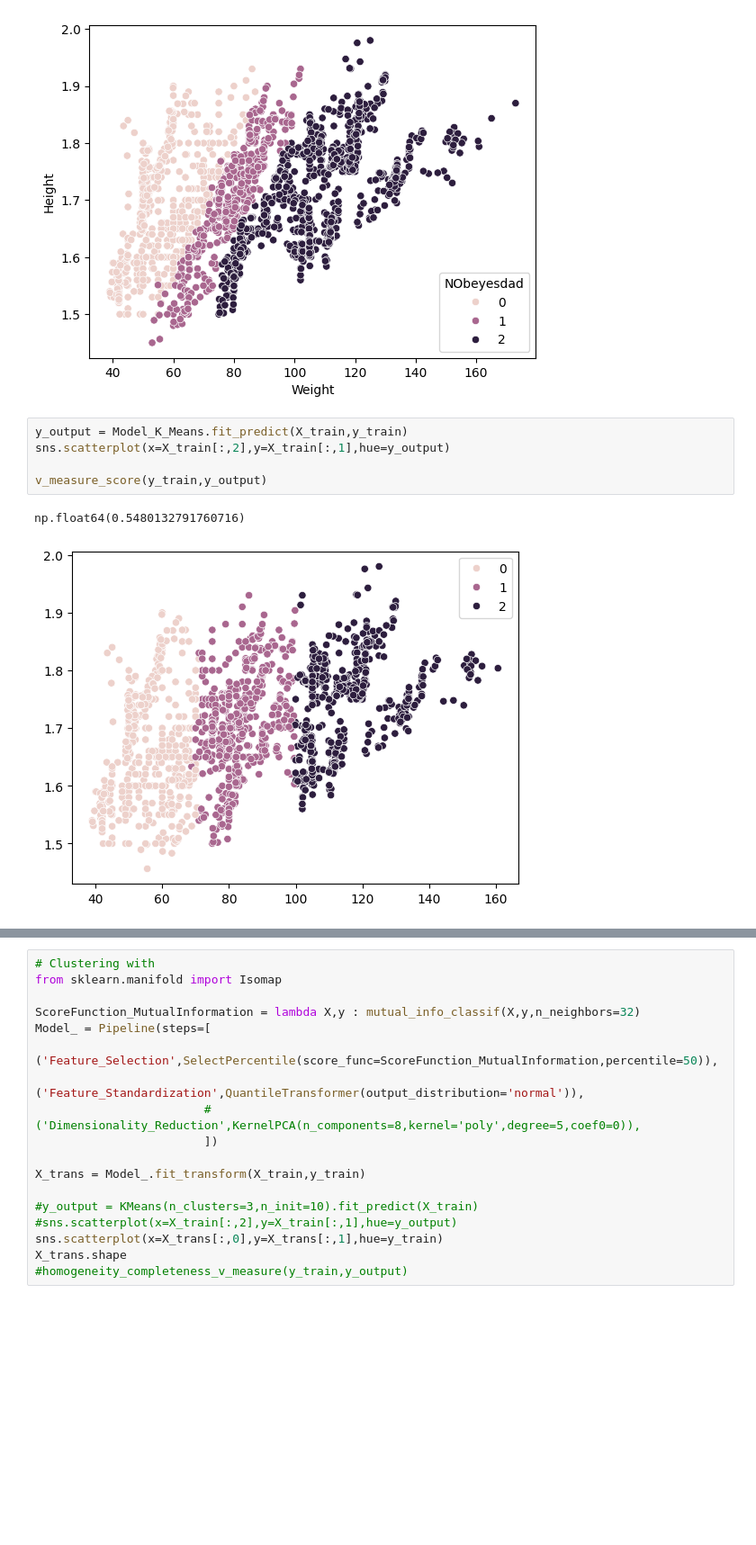
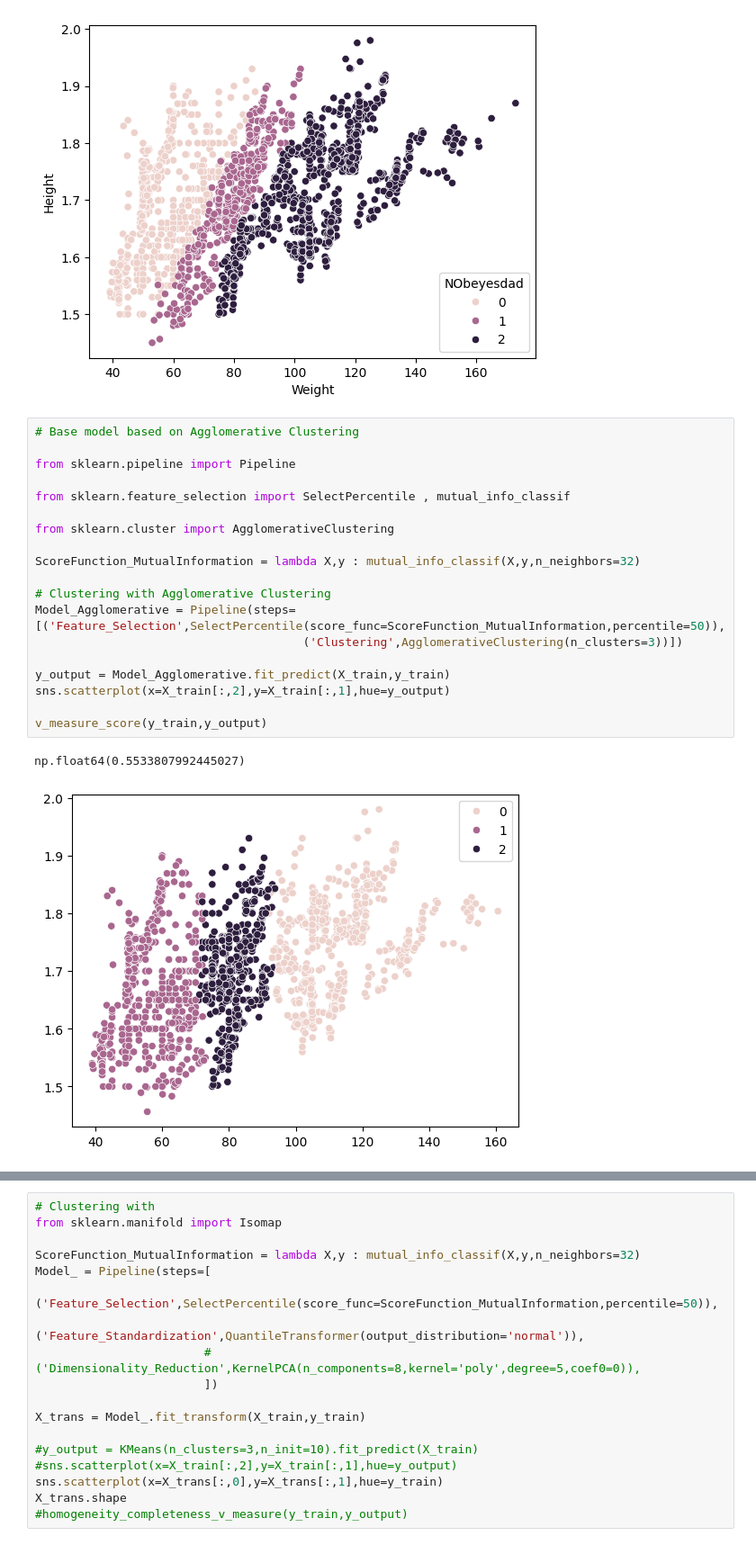
Before and after one commit to alexisuaguilaru/Obesity_Levels_Model, a Jupyter notebook: Model/Model.ipynb, the cells around one changed output, grey strips where cells are left out. Shown at 90% size. Saved outputs shown, nothing was run; the diff lists cells and outputs as text; blank space fills up the shorter version.

Commit message:
ADD experimental models

```diff
--- a/Model/Model.ipynb
+++ b/Model/Model.ipynb
@@ -51,11 +51,25 @@ sns.scatterplot(ObesityDataset_Groups,x='Weight',y='Height',hue='NObeyesdad')
 # %% [output]
 <Axes: xlabel='Weight', ylabel='Height'>
 [figure]
-# %%
-y_output = Model_K_Means.fit_predict(X_train,y_train)
-sns.scatterplot(x=X_train[:,2],y=X_train[:,1],hue=y_output)
-
-v_measure_score(y_train,y_output)
-# %% [output]
-np.float64(0.5480132791760716)
-[figure, removed]
+# %%
+# Base model based on Agglomerative Clustering
+
+from sklearn.pipeline import Pipeline
+
+from sklearn.feature_selection import SelectPercentile , mutual_info_classif
+
+from sklearn.cluster import AgglomerativeClustering
+
+ScoreFunction_MutualInformation = lambda X,y : mutual_info_classif(X,y,n_neighbors=32)
+
+# Clustering with Agglomerative Clustering
+Model_Agglomerative = Pipeline(steps=[('Feature_Selection',SelectPercentile(score_func=ScoreFunction_MutualInformation,percentile=50)),
+                                      ('Clustering',AgglomerativeClustering(n_clusters=3))])
+
+y_output = Model_Agglomerative.fit_predict(X_train,y_train)
+sns.scatterplot(x=X_train[:,2],y=X_train[:,1],hue=y_output)
+
+v_measure_score(y_train,y_output)
+# %% [output]
+np.float64(0.5533807992445027)
+[figure, added]
```
Also changed, not shown: parts of 1 cell of this notebook.
